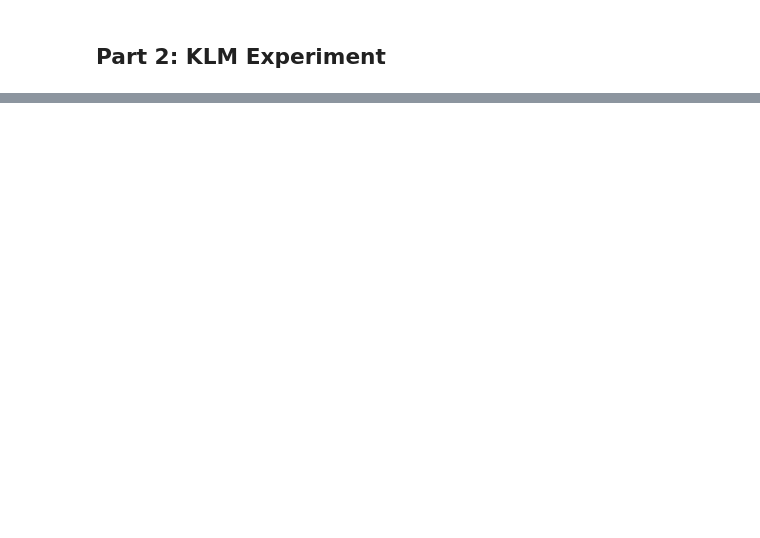
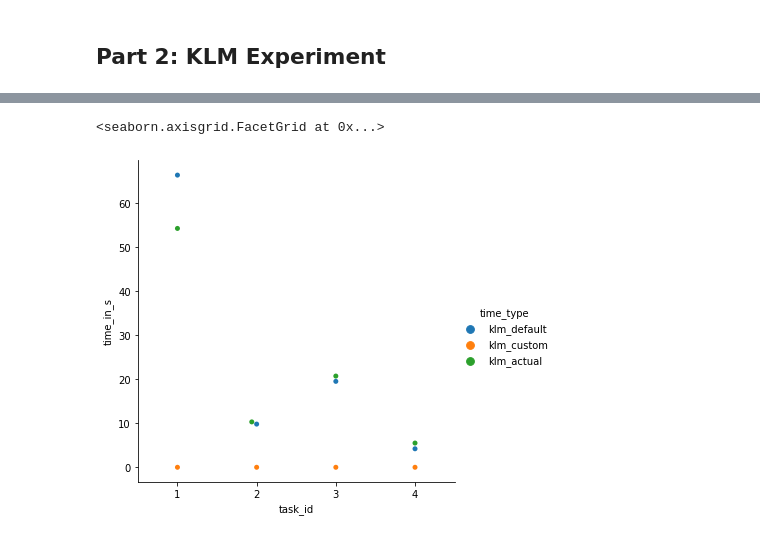
Before and after one commit to ITT-21SS-UR/assignment6-modellinginteraction-lm6, a Jupyter notebook: klm_report.ipynb, the cells around one changed output, grey strips where cells are left out. Cells and saved outputs as stored; diff of their text form; code cells hidden in the pictures; blank space fills up the shorter version.

```diff
--- a/klm_report.ipynb
+++ b/klm_report.ipynb
@@ -54,0 +76,6 @@ Predicted task completion time for the given operators using default klm values:
+# %%
+# Create a pandas dataframe with the task completion times
+times_df = pd.DataFrame.from_dict(task_completion_times, orient='index',
+                                  columns=['task_time_default_in_s', 'task_time_custom_in_s']).reset_index()
+times_df.rename(columns={times_df.columns[0]:'task_id'}, inplace = True)
+times_df.head()
@@ -54,0 +171,5 @@ Predicted task completion time for the given operators using default klm values:
+# %%
+sns.catplot(x="task_id", y="time_in_s", hue="time_type", kind="swarm", data=merged_df_long)
+# %% [output]
+<seaborn.axisgrid.FacetGrid at 0x...>
+[figure, added]
```
Also changed, not shown: parts of 26 cells of this notebook, 1 other file.
